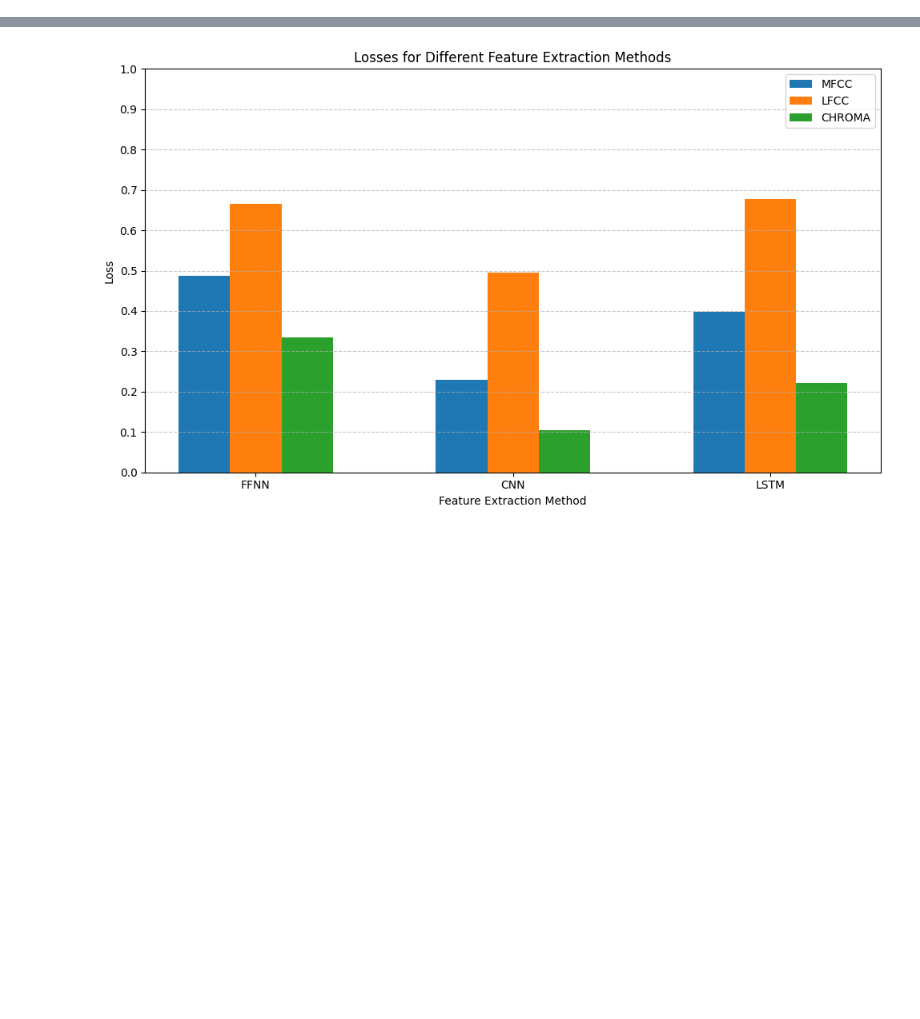
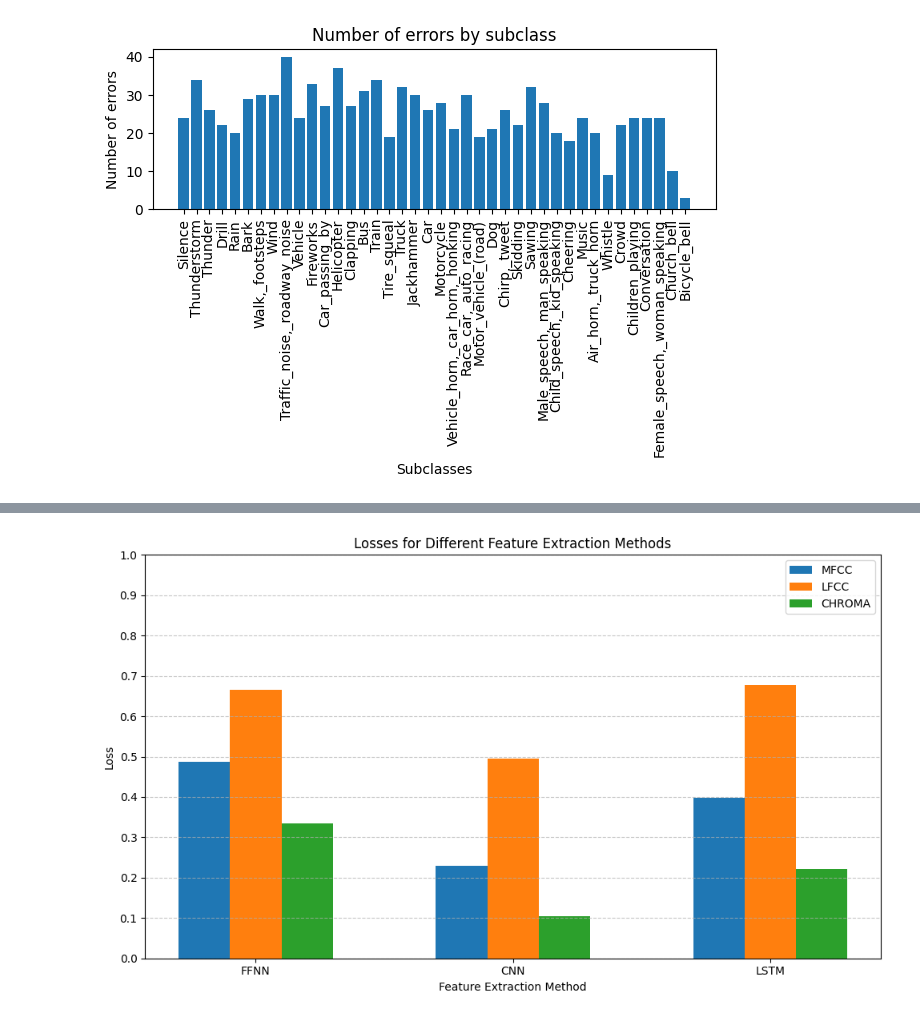
Before and after one commit to moralesangel/emergency-vehicle-detection, a Jupyter notebook: src/evaluation.ipynb, the cells around one changed output, grey strips where cells are left out. Saved outputs shown, nothing was run; the diff lists cells and outputs as text; code cells hidden in the pictures; blank space fills up the shorter version.

```diff
--- a/src/evaluation.ipynb
+++ b/src/evaluation.ipynb
@@ -5,0 +306,89 @@ import numpy as np
+# %%
+# Plotear de cada subclase cuantos fallos ha habido
+subclases = {}
+for name in names:
+    # Extraer la subclase del nombre del audio
+    subclase = name.split("-")[1]
+    if subclase not in subclases:
+        subclases[subclase] = 0
+    subclases[subclase] += 1
+
+
+# Sort subclasses alphabetically
+if type == 0:
+    percents = {
+        "Air_horn,_truck_horn": 0.0232,
+        "Bark": 0.0246,
+        "Bicycle_bell": 0.0086,
+        "Bus": 0.031199999999999995,
+        "Car": 0.028000000000000004,
+        "Car_passing_by": 0.0236,
+        "Cheering": 0.0184,
+        "Child_speech,_kid_speaking": 0.02,
+        "Children_playing": 0.026000000000000002,
+        "Chirp,_tweet": 0.0268,
+        "Church_bell": 0.015599999999999998,
+        "Clapping": 0.0198,
+        "Conversation": 0.0246,
+        "Crowd": 0.021399999999999995,
+        "Dog": 0.0218,
+        "Drill": 0.030600000000000002,
+        "Female_speech,_woman_speaking": 0.0198,
+        "Fireworks": 0.0284,
+        "Helicopter": 0.031199999999999995,
+        "Jackhammer": 0.0318,
+        "Male_speech,_man_speaking": 0.0258,
+        "Motor_vehicle_(road)": 0.0268,
+        "Motorcycle": 0.0294,
+        "Music": 0.0208,
+        "Race_car,_auto_racing": 0.022,
+        "Rain": 0.0304,
+        "Sawing": 0.0314,
+        "Silence": 0.0262,
+        "Skidding": 0.022399999999999996,
+        "Thunder": 0.032,
+        "Thunderstorm": 0.0324,
+        "Tire_squeal": 0.0182,
+        "Traffic_noise,_roadway_noise": 0.0296,
+        "Train": 0.028000000000000004,
+        "Truck": 0.0316,
+        "Vehicle": 0.0294,
+        "Vehicle_horn,_car_horn,_honking": 0.02,
+        "Walk,_footsteps": 0.0316,
+        "Whistle": 0.0048,
+        "Wind": 0.0318,
+    }
+    rot = 90
+else:
+    percents = {
+        "Ambulance_(siren)": 0.0572,
+        "Emergency_vehicle": 0.6398,
+        "Fire_engine,_fire_truck_(siren)": 0.1352,
+        "Police_car_(siren)": 0.1678,
+    }
+    rot = 20
+
+# Bar plot
+plt.bar(subclases.keys(), subclases.values())
+plt.xlabel("Subclasses")
+plt.ylabel("Number of errors")
+
+plt.title("Number of errors by subclass")
+plt.xticks(rotation=rot)
+plt.tight_layout()
+plt.show()
+
+for i, subclase in enumerate(subclases.keys()):
+    subclases[subclase] = subclases[subclase] / (1000 * percents[subclase]) * 100
+
+# Bar plot
+plt.bar(subclases.keys(), subclases.values())
+plt.xlabel("Subclasses")
+plt.ylabel("Percent of errors")
+
+plt.title("Percent of errors by subclass")
+plt.xticks(rotation=rot)
+plt.tight_layout()
+plt.show()
+# %% [output]
+[figure, added]
```
Also changed, not shown: parts of 13 cells of this notebook, 2 other files.
